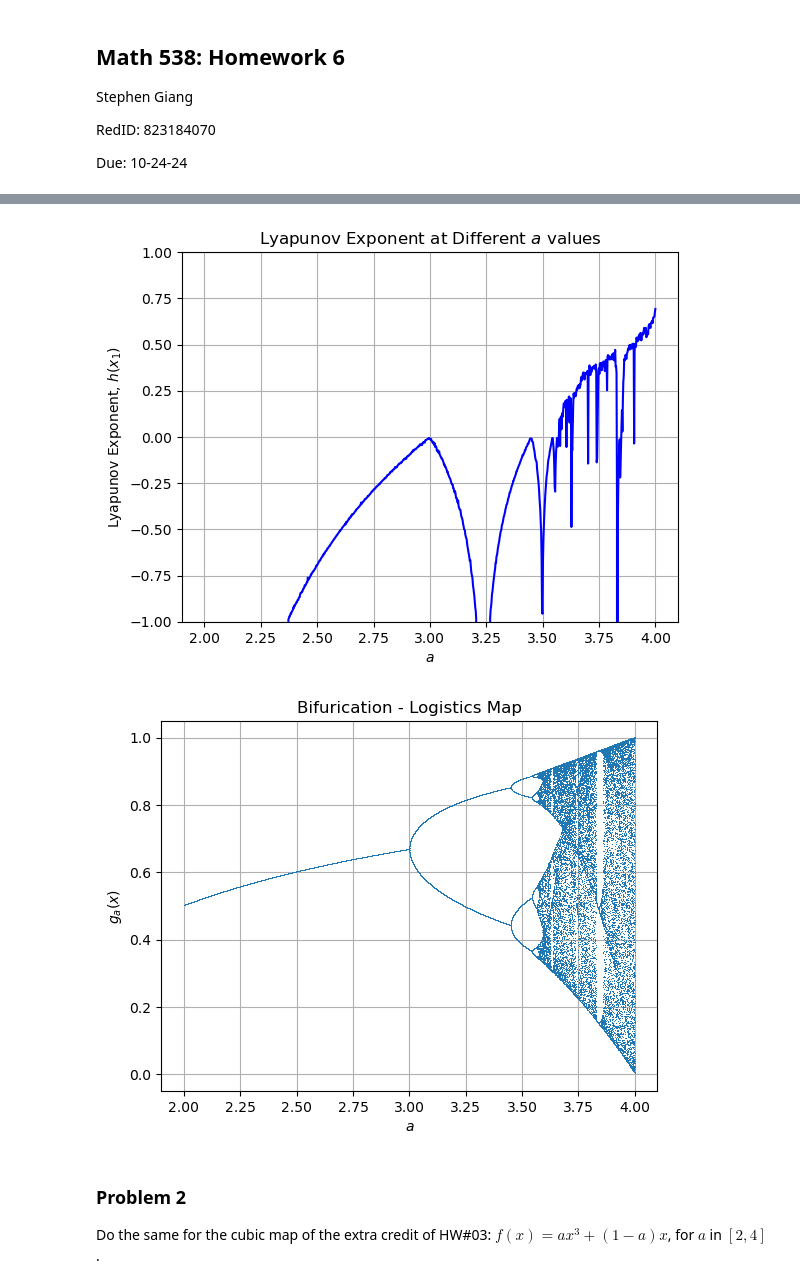
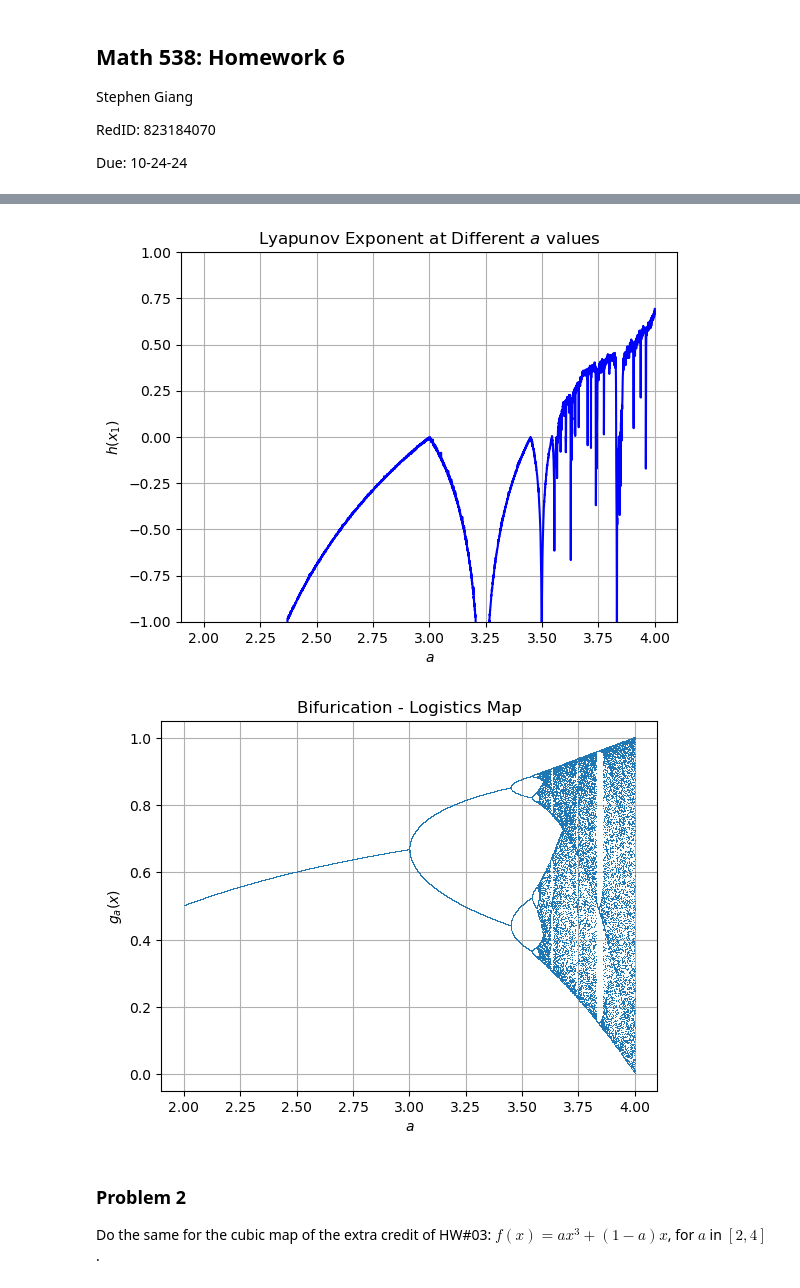
Before and after one commit to Stepheng753/School, a Jupyter notebook: Graduate/Year 1 Fall 2024/Math 538/Homework 6/hw6.ipynb, the cells around one changed output, grey strips where cells are left out. Drawn from its saved outputs; the diff is of its cells as text; code cells hidden in the pictures.

```diff
--- a/Graduate/Year 1 Fall 2024/Math 538/Homework 6/hw6.ipynb
+++ b/Graduate/Year 1 Fall 2024/Math 538/Homework 6/hw6.ipynb
@@ -46,7 +46,7 @@ def plot_Lyapunov_Exp(a_range, f, df, n):
     plt.grid()
     plt.plot(a_range, L_exp_range, 'b-')
     plt.xlabel('$a$')
-    plt.ylabel('Lyapunov Exponent, $h(x_1)$')
+    plt.ylabel('$h(x_1)$')
     plt.title('Lyapunov Exponent at Different $a$ values')
     plt.ylim(-1, 1)
 
@@ -64,14 +64,14 @@ def plot_bifurication(a_range, f):
     plt.ylabel('$g_a(x)$')
     plt.title('Bifurication - Logistics Map')
 # %%
-a_range = np.linspace(2, 4, int(1e3))
+a_range = np.linspace(2, 4, int(5e3))
 plot_Lyapunov_Exp(a_range, logistics, d_logistics, int(7.5e2))
 
 a_range = np.linspace(2, 4, int(1e5))
 plot_bifurication(a_range, logistics)
 # %% [output]
-[figure, old version]
+[figure, new version]
-[figure, old version]
+[figure, new version]
 # %% [markdown]
 ### Problem 2
 
```
Also changed, not shown: parts of 10 cells of this notebook, 18 other files.
